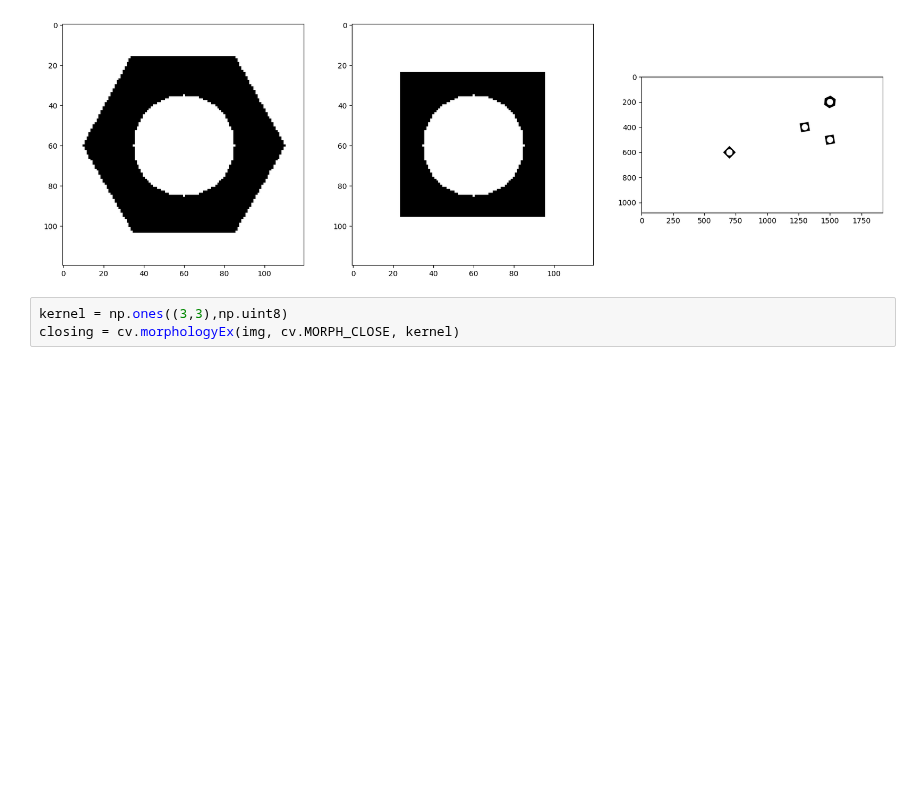
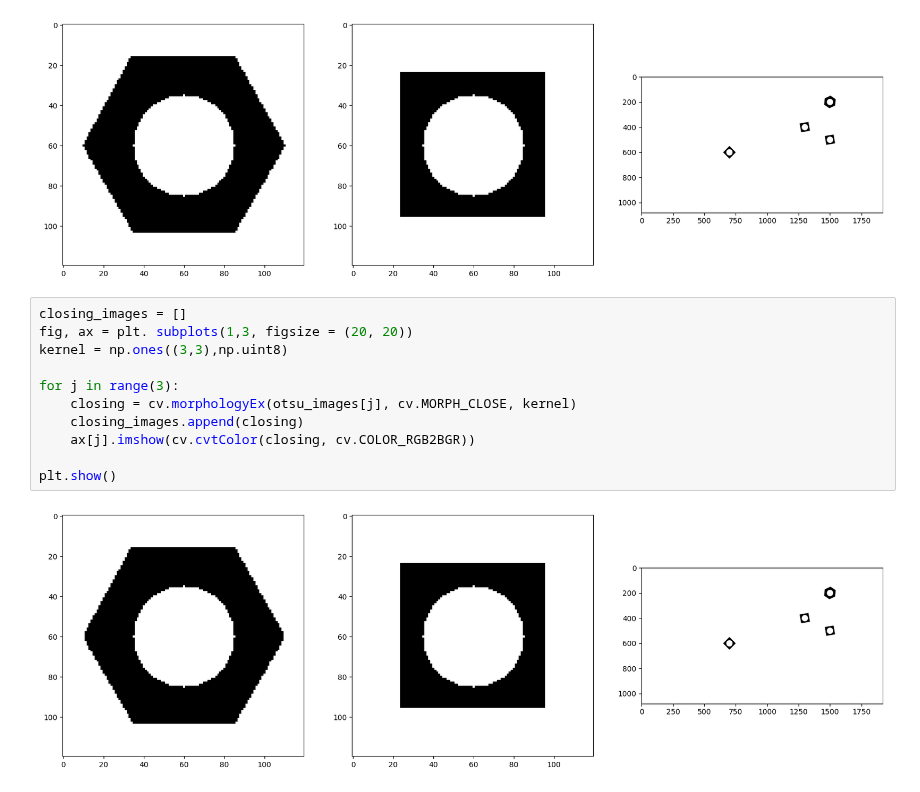
Before and after one commit to ThilankaMORA/image-processing, a Jupyter notebook: assignment 3.ipynb, the cells around one changed output. Cells and saved outputs as stored; diff of their text form; blank space fills up the shorter version.

```diff
--- a/assignment 3.ipynb
+++ b/assignment 3.ipynb
@@ -35,6 +35,16 @@ Treshold value - 20.0
 Treshold value - 20.0
 Treshold value - 20.0
 [figure]
-# %%
-kernel = np.ones((3,3),np.uint8)
-closing = cv.morphologyEx(img, cv.MORPH_CLOSE, kernel)
+# %%
+closing_images = []
+fig, ax = plt. subplots(1,3, figsize = (20, 20))
+kernel = np.ones((3,3),np.uint8)
+
+for j in range(3):
+    closing = cv.morphologyEx(otsu_images[j], cv.MORPH_CLOSE, kernel)
+    closing_images.append(closing)
+    ax[j].imshow(cv.cvtColor(closing, cv.COLOR_RGB2BGR))
+
+plt.show()
+# %% [output]
+[figure, added]
```
